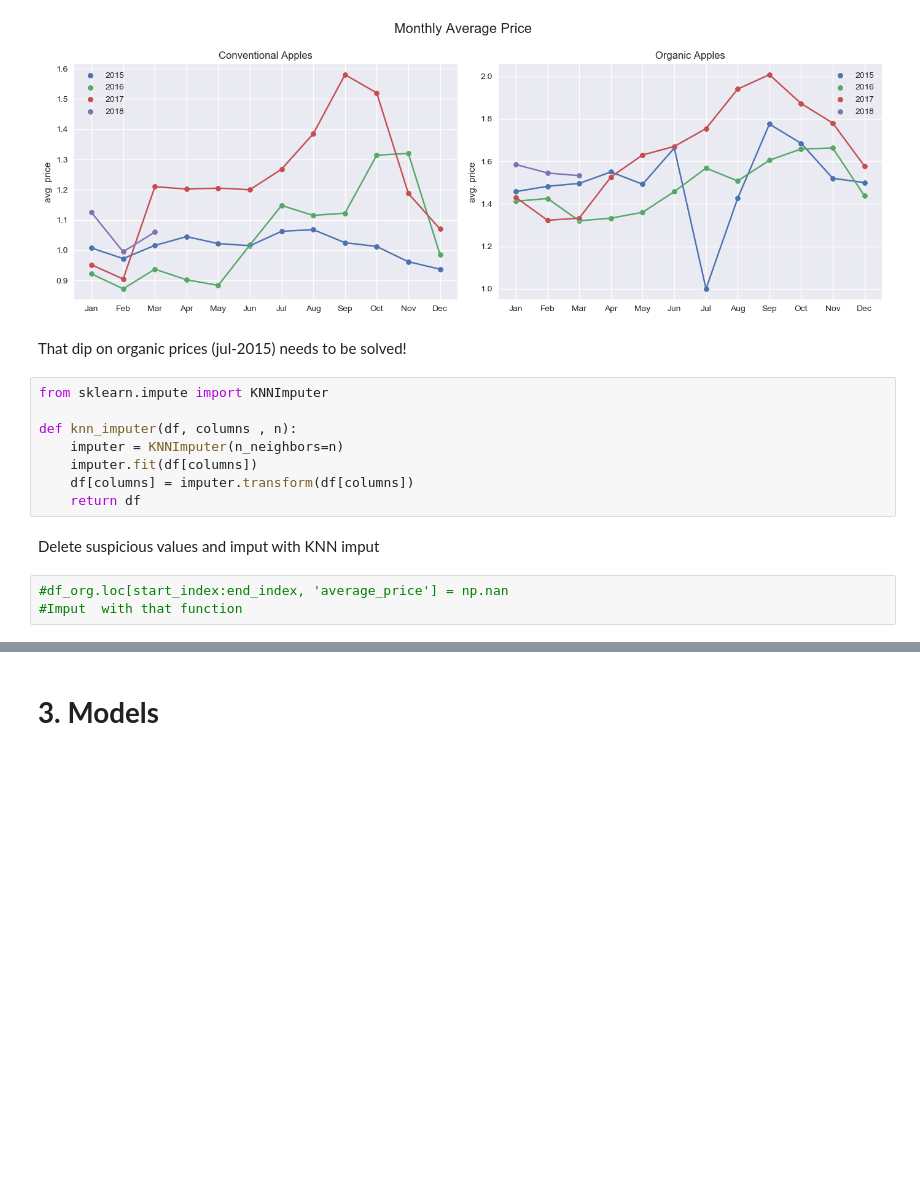
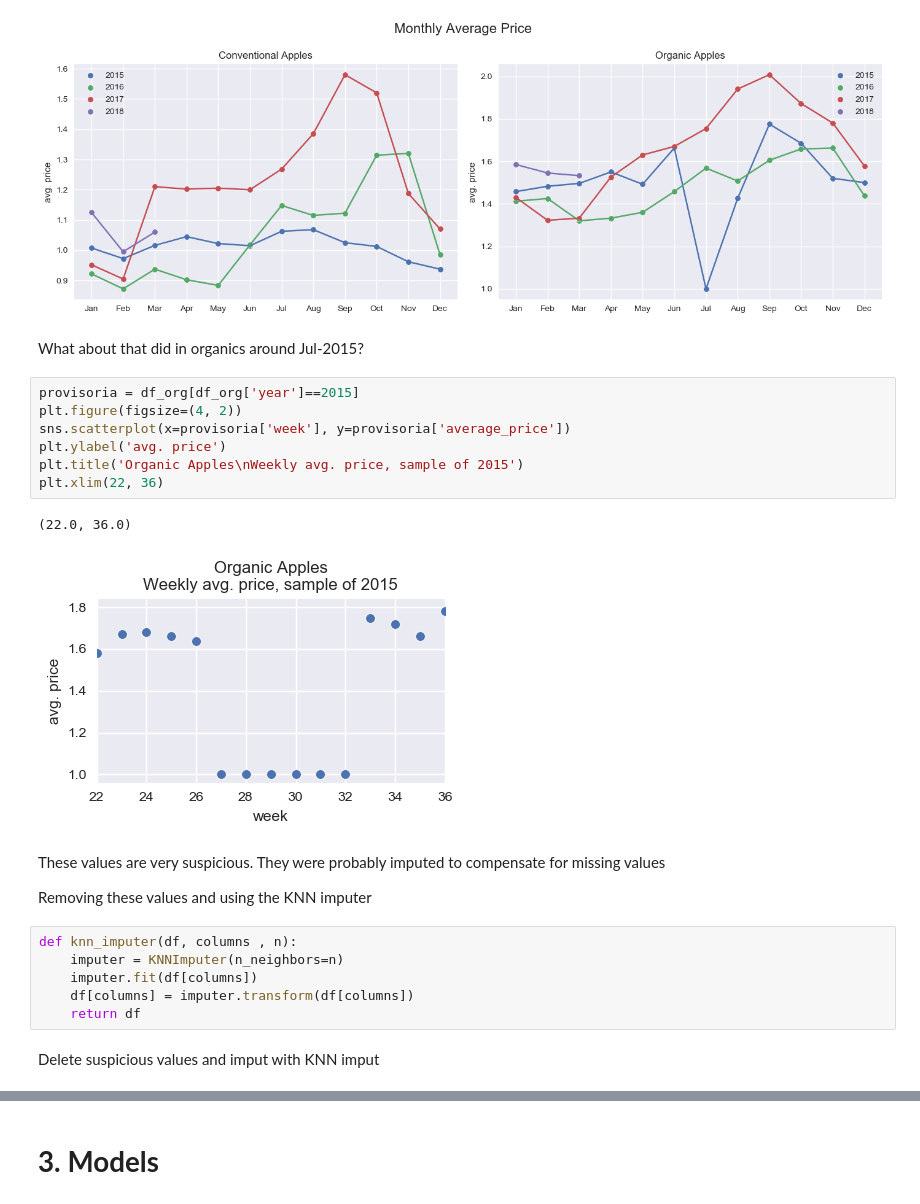
Before and after one commit to marcelomoraiscloser/apple_price, a Jupyter notebook: ApplePricePredictor.ipynb, the cells around one changed output, grey strips where cells are left out. Saved outputs shown, nothing was run; the diff lists cells and outputs as text; blank space fills up the shorter version.

```diff
--- a/ApplePricePredictor.ipynb
+++ b/ApplePricePredictor.ipynb
@@ -261,11 +262,23 @@ plt.legend()
 plt.tight_layout()
 # %% [output]
 [figure]
-# %% [markdown]
-That dip on organic prices (jul-2015) needs to be solved!
+# %% [markdown]
+What about that did in organics around Jul-2015?
+# %%
+provisoria = df_org[df_org['year']==2015]
+plt.figure(figsize=(4, 2))
+sns.scatterplot(x=provisoria['week'], y=provisoria['average_price'])
+plt.ylabel('avg. price')
+plt.title('Organic Apples\nWeekly avg. price, sample of 2015')
+plt.xlim(22, 36)
+# %% [output]
+(22.0, 36.0)
+[figure, added]
+# %% [markdown]
+These values are very suspicious. They were probably imputed to compensate for missing values
+
+Removing these values and using the KNN imputer
 # %%
-from sklearn.impute import KNNImputer
-
 def knn_imputer(df, columns , n):
     imputer = KNNImputer(n_neighbors=n)
     imputer.fit(df[columns])
@@ -273,6 +286,3 @@ def knn_imputer(df, columns , n):
     return df
 # %% [markdown]
 Delete suspicious values and imput with KNN imput
-# %%
-#df_org.loc[start_index:end_index, 'average_price'] = np.nan
-#Imput  with that function
```
Also changed, not shown: parts of 6 cells of this notebook.
